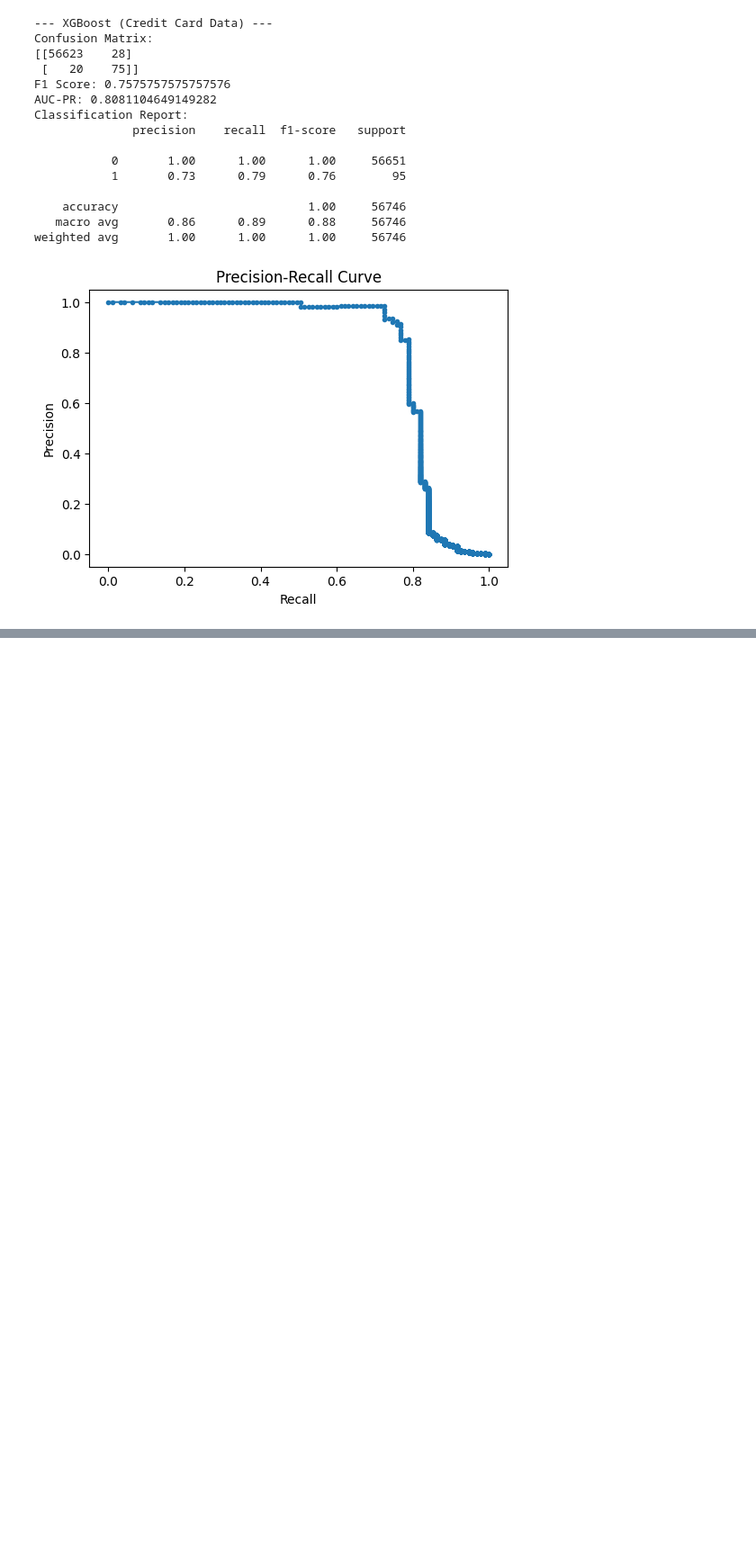
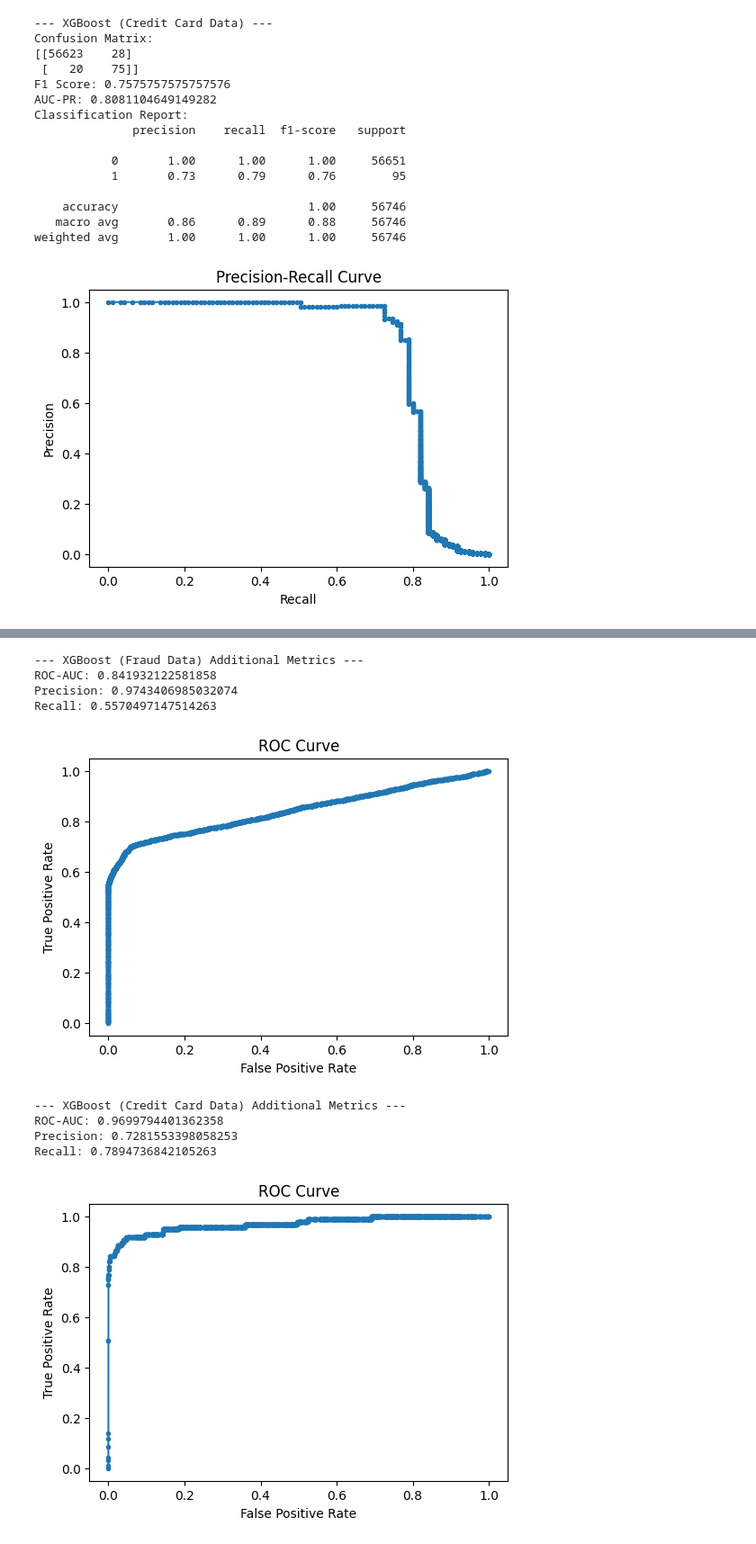
Before and after one commit to Amdemichael/fraud_detection_project, a Jupyter notebook: notebooks/02_model_training.ipynb, the cells around one changed output, grey strips where cells are left out. Shown at 90% size. Drawn from its saved outputs; the diff is of its cells as text; code cells hidden in the pictures; blank space fills up the shorter version.

```diff
--- a/notebooks/02_model_training.ipynb
+++ b/notebooks/02_model_training.ipynb
@@ -186,0 +301,30 @@ Summarize and compare the results of both models on both datasets. Discuss which
+# %%
+from sklearn.metrics import roc_auc_score, precision_score, recall_score, roc_curve
+
+def print_additional_metrics(y_true, y_pred, y_proba):
+    print('ROC-AUC:', roc_auc_score(y_true, y_proba))
+    print('Precision:', precision_score(y_true, y_pred))
+    print('Recall:', recall_score(y_true, y_pred))
+    fpr, tpr, _ = roc_curve(y_true, y_proba)
+    plt.figure(figsize=(6,4))
+    plt.plot(fpr, tpr, marker='.')
+    plt.xlabel('False Positive Rate')
+    plt.ylabel('True Positive Rate')
+    plt.title('ROC Curve')
+    plt.show()
+
+print('--- XGBoost (Fraud Data) Additional Metrics ---')
+print_additional_metrics(y_fraud_test, y_pred_xgb, y_proba_xgb)
+print('--- XGBoost (Credit Card Data) Additional Metrics ---')
+print_additional_metrics(y_credit_test, y_pred_xgb_c, y_proba_xgb_c)
+# %% [output]
+--- XGBoost (Fraud Data) Additional Metrics ---
+ROC-AUC: 0.841932122581858
+Precision: 0.9743406985032074
+Recall: 0.5570497147514263
+[figure, added]
+--- XGBoost (Credit Card Data) Additional Metrics ---
+ROC-AUC: 0.9699794401362358
+Precision: 0.7281553398058253
+Recall: 0.7894736842105263
+[figure, added]
```
Also changed, not shown: parts of 16 cells of this notebook, 1 other file.
